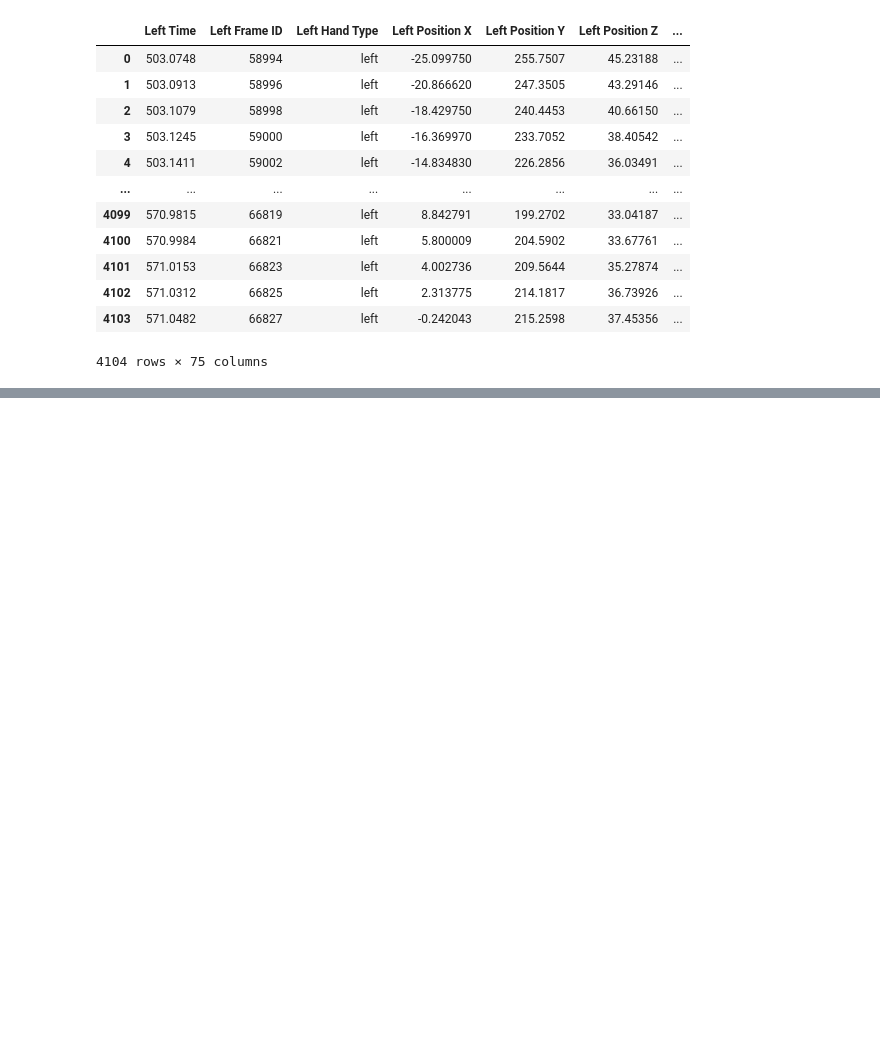
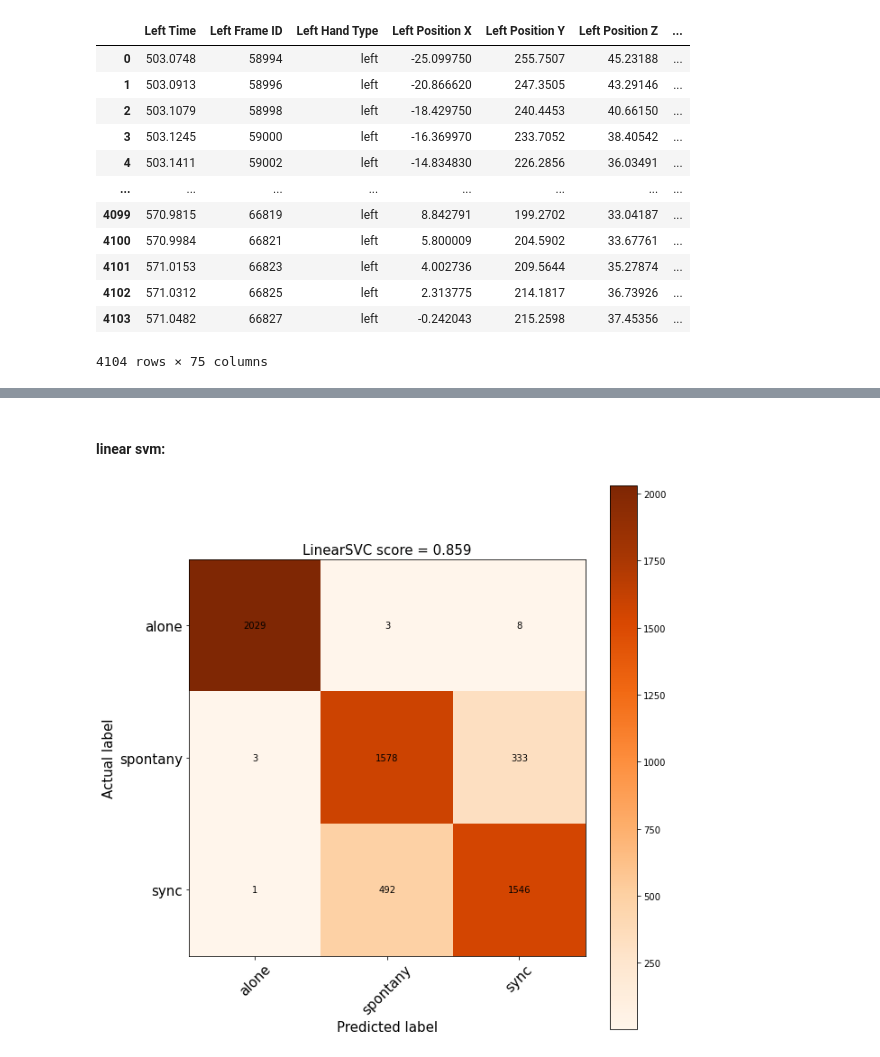
Before and after one commit to idankam/DataScienceCourseProject, a Jupyter notebook: Hands Notebook.ipynb, the cells around one changed output, grey strips where cells are left out. Cells and saved outputs as stored; diff of their text form; code cells hidden in the pictures; blank space fills up the shorter version.

```diff
--- a/Hands Notebook.ipynb
+++ b/Hands Notebook.ipynb
@@ -648,0 +825,7 @@ dtype: int64
+# %% [markdown]
+#### linear svm:
+# %%
+LSVC = LinearSVC(random_state=6, C=1, tol=1e-5, loss="hinge", max_iter=300000)
+model_val_score(LSVC)
+# %% [output]
+[figure, added]
```
Also changed, not shown: parts of 51 cells of this notebook.
